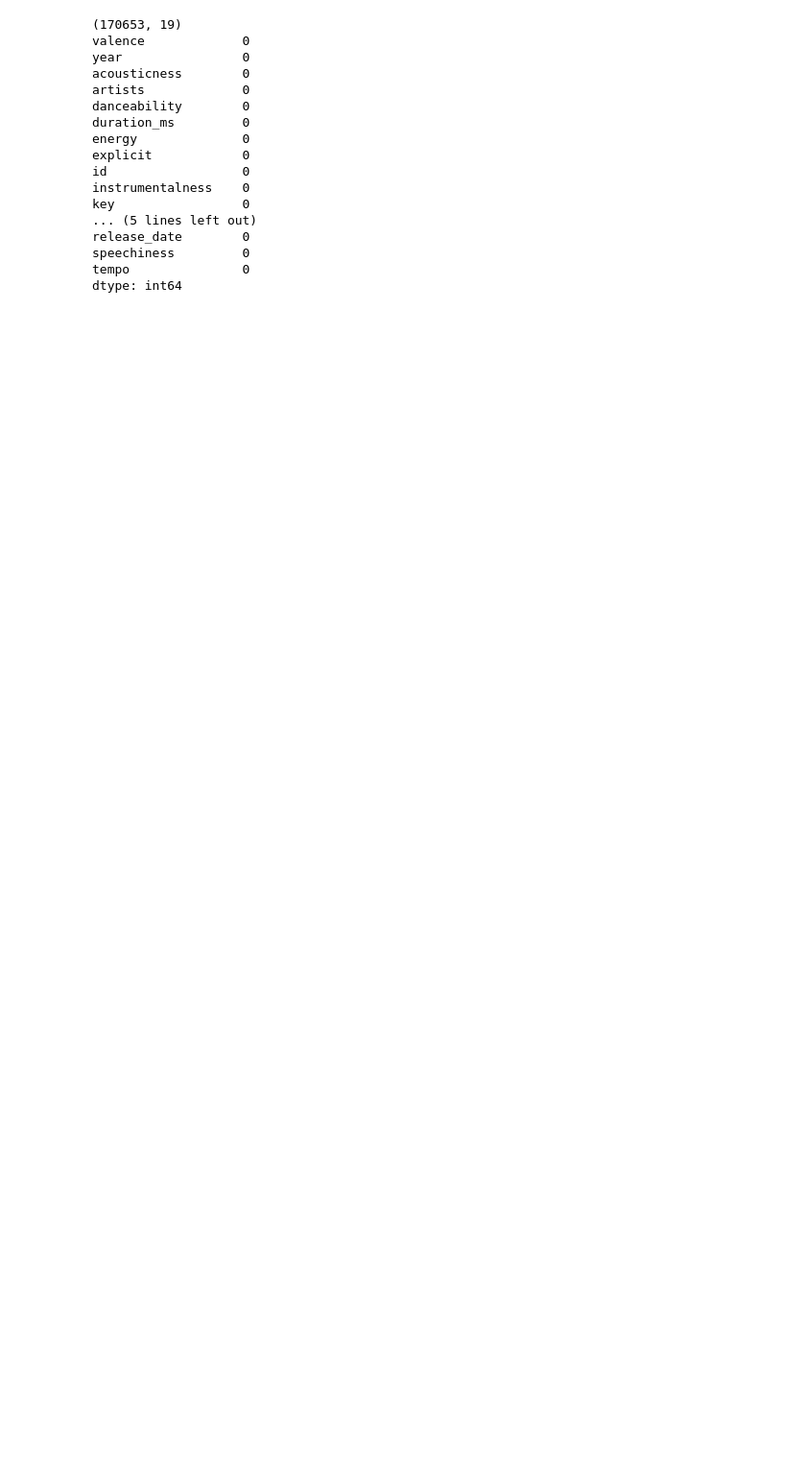
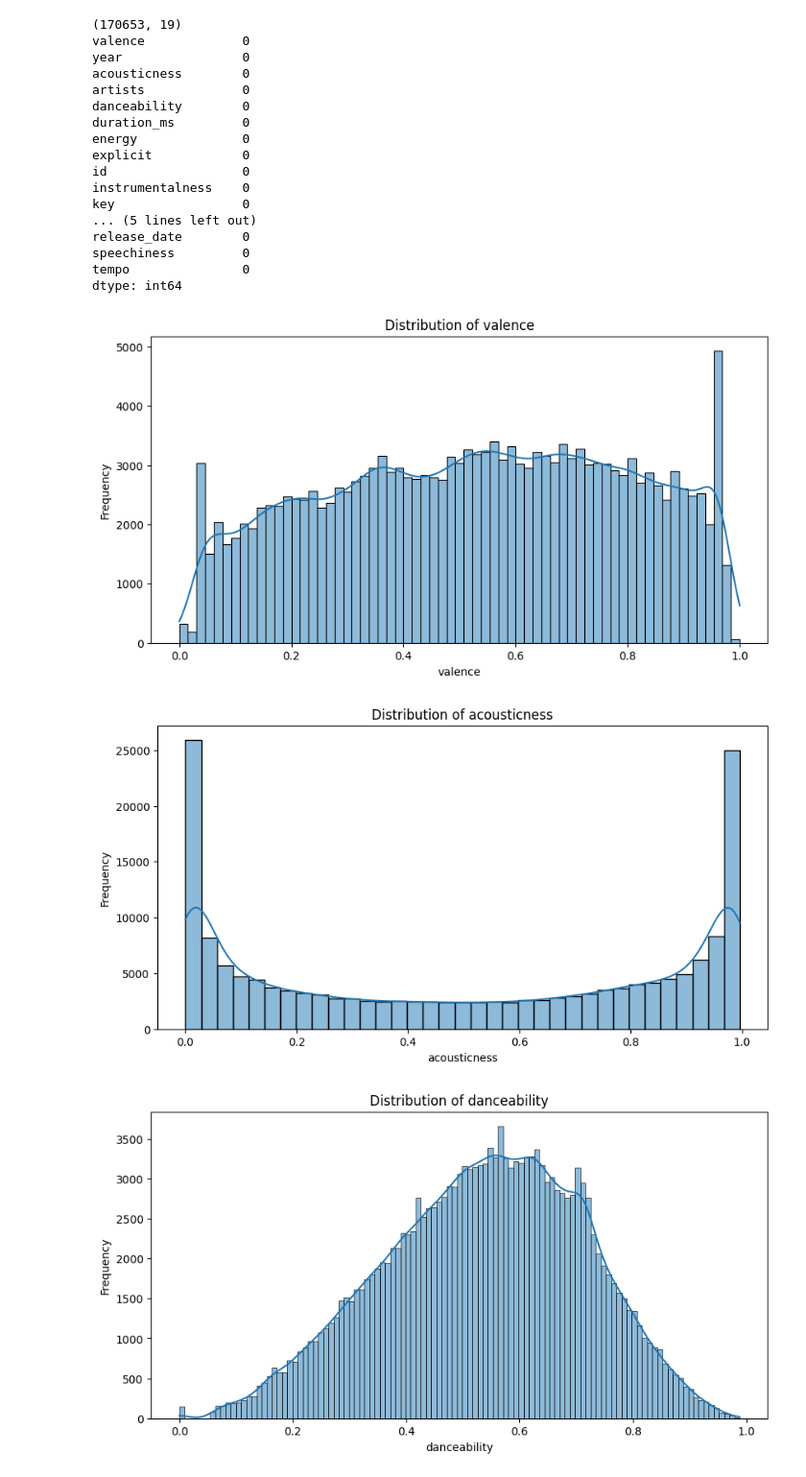
Before and after one commit to Nobodybob1/Music-Recommendation, a Jupyter notebook: main.ipynb, the cells around one changed output. Shown: that part at 96% size. Saved outputs shown, nothing was run; the diff lists cells and outputs as text; code cells hidden in the pictures; blank space fills up the shorter version.

```diff
--- a/main.ipynb
+++ b/main.ipynb
@@ -67,3 +67,18 @@ dtype: int64
 # %%
 import matplotlib.pyplot as plt
 import seaborn as sns
+# %%
+# Distribution of main features
+features = ['valence', 'acousticness', 'danceability', 'energy', 'instrumentalness', 'tempo', 'speechiness']
+
+for col in features:
+    plt.figure(figsize=(10, 5))
+    sns.histplot(train_data[col], kde=True)
+    plt.title(f'Distribution of {col}')
+    plt.xlabel(col)
+    plt.ylabel('Frequency')
+    plt.show()
+# %% [output]
+[figure, added]
+[figure, added]
+[figure, added]
```
Also changed, not shown: parts of 11 cells of this notebook.
